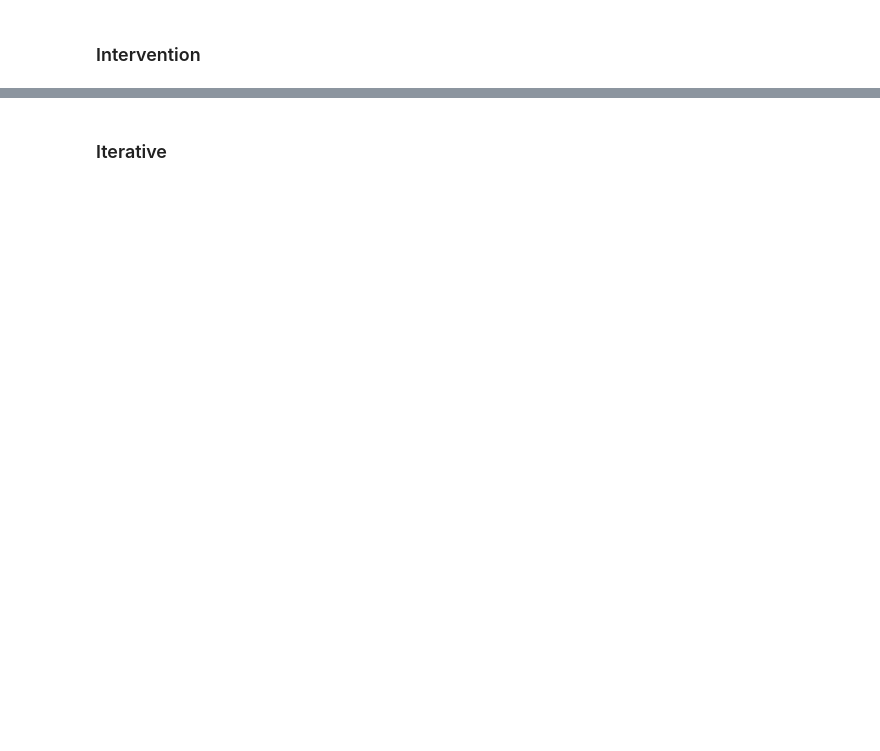
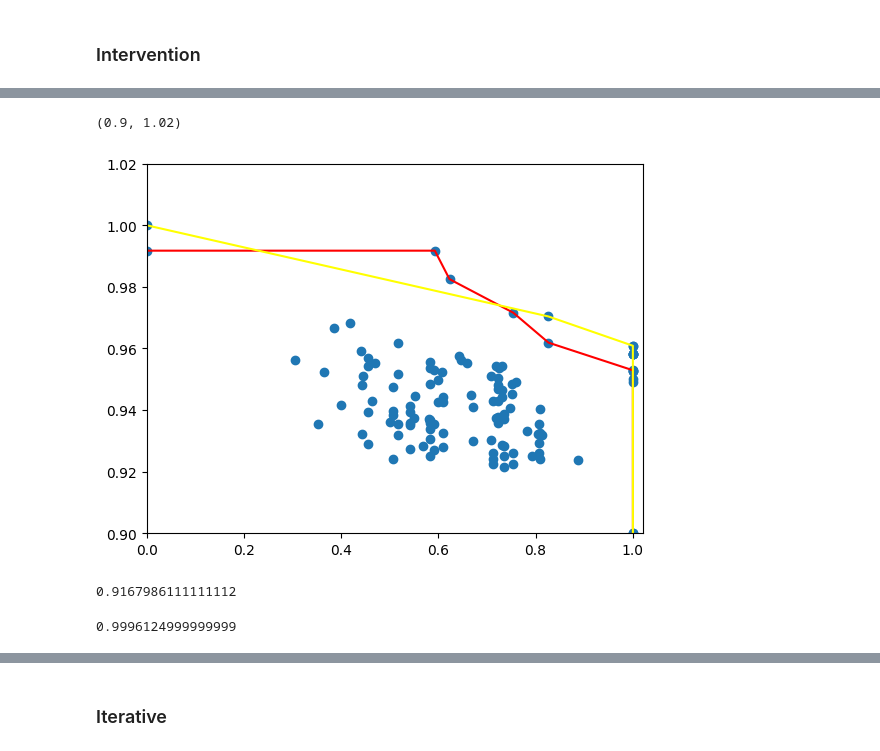
Before and after one commit to naveenr414/concept_decisions, a Jupyter notebook: scripts/notebooks/Main Experiments.ipynb, the cells around one changed output, grey strips where cells are left out. Drawn from its saved outputs; the diff is of its cells as text; code cells hidden in the pictures; blank space fills up the shorter version.

Commit message:
Created outlines of the main plots

```diff
--- a/scripts/notebooks/Main Experiments.ipynb
+++ b/scripts/notebooks/Main Experiments.ipynb
@@ -331,0 +566,8 @@ if is_main and run_intervention and intervention_accuracy_by_concept is not None
+# %%
+pairs = [get_acc_val(random.sample(list(range(len(cbm_accuracy_by_concept))),20),cbm_accuracy_by_concept) for _ in range(100)]
+# %%
+pairs += pareto_vals
+# %%
+pairs += intervention_pareto
+# %%
+pairs = np.array(pairs)
@@ -331,0 +607,12 @@ if is_main and run_intervention and intervention_accuracy_by_concept is not None
+# %%
+import matplotlib.pyplot as plt
+plt.scatter(pairs[:,0],pairs[:,1])
+plt.plot(np.array(sorted_pareto)[:,0],np.array(sorted_pareto)[:,1],color='red')
+plt.plot(np.array(intervention_pareto)[:,0],np.array(intervention_pareto)[:,1],color='yellow')
+
+plt.xlim([0,1.02])
+
+plt.ylim([0.9,1.02])
+# %% [output]
+(0.9, 1.02)
+[figure, added]
@@ -331,0 +625,8 @@ if is_main and run_intervention and intervention_accuracy_by_concept is not None
+# %%
+np.mean(np.array(cbm_accuracy_by_concept)[idx])
+# %% [output]
+0.9167986111111112
+# %%
+np.mean(sorted(cbm_accuracy_by_concept)[-20:])
+# %% [output]
+0.9996124999999999
```
Also changed, not shown: parts of 40 cells of this notebook, 19 other files.
